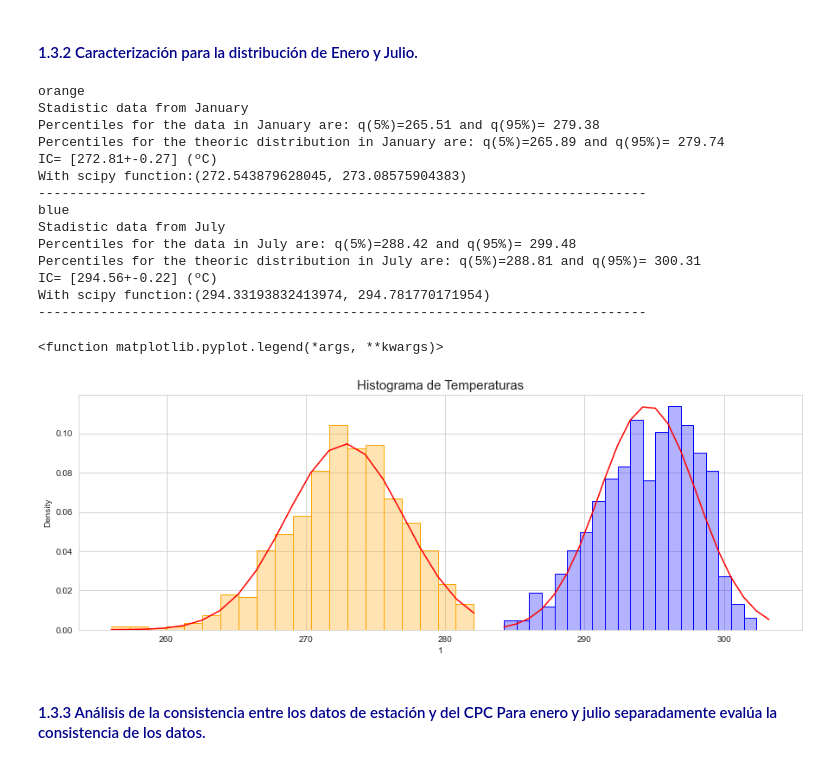
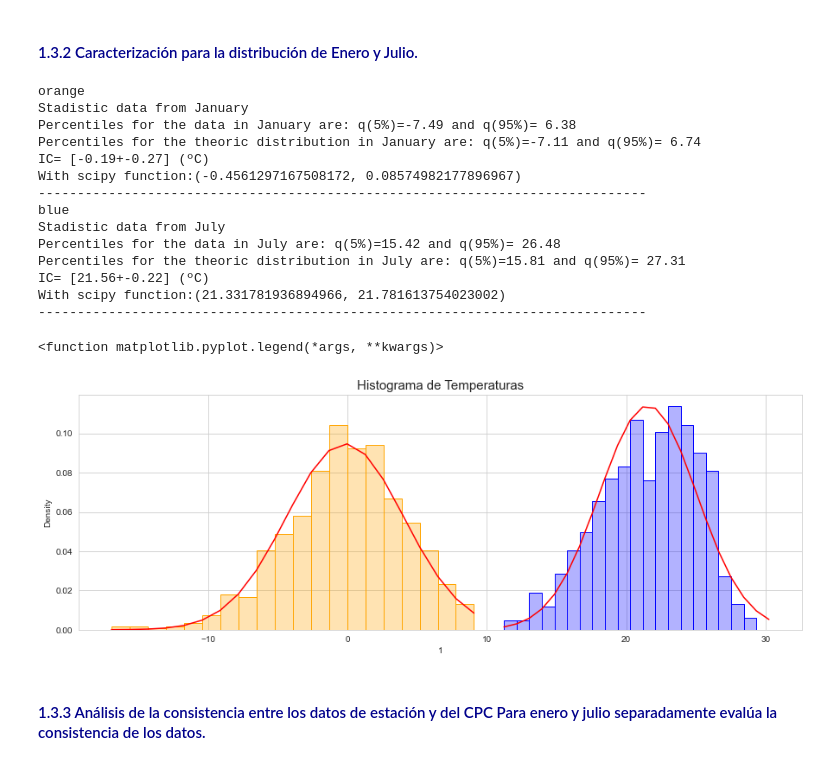
Before and after one commit to nagoremeabe/primera_practica_analisis, a Jupyter notebook: ejercicio_1.ipynb, the cells around one changed output. Cells and saved outputs as stored; diff of their text form; code cells hidden in the pictures.

```diff
--- a/ejercicio_1.ipynb
+++ b/ejercicio_1.ipynb
@@ -606,9 +607,13 @@ plt.figure(figsize=(15,5))
 meses = [1,7]
 colores = ['orange', 'blue']
 
+# Pasar a grados centigrados
+
+
 for i in meses:
     # Creo una variable con los datos que quiero representar
     data = df_list[i-1][f'{i}']
+    data = data -273.0
 
     # Plot de histograma
     sns.histplot(data=data,color=colores[meses.index(i)], stat='density',
@@ -639,42 +644,42 @@ for i in meses:
     print(f'Stadistic data from {months_dic[i]}')
     print(f'Percentiles for the data in {months_dic[i]} are: q(5%%)=%.2f and q(95%%)= %.2f' %(data.quantile(q=0.05), data.quantile(q=0.95)))
     print(f'Percentiles for the theoric distribution in {months_dic[i]} are: q(5%%)=%.2f and q(95%%)= %.2f' %(quantile_theoric[0],quantile_theoric[1]))
 
 
     # Intervalo de confianza del 95%
     alfa=0.05
 
     # We must use the t-student distribution, beacuse with don't now the
     # standard deviation of the data
     t_alpha_2= stats.t.ppf(1-alfa/2,n-1)
     ic= t_alpha_2*std/np.sqrt(n)
     print('IC= [%.2f+-%.2f] (ºC)'%(mean,ic))
 
     ic_scipy=stats.t.interval(alpha=0.95, df=n-1, loc=mean, scale=std/np.sqrt(n))
     print(f'With scipy function:{ic_scipy}')
 
     print('------------------------------------------------------------------------------')
 
 # Cosas globales que quiero representar en el gráfico
 plt.title('Histograma de Temperaturas',fontsize=15)
 plt.legend
 # %% [output]
 orange
 Stadistic data from January
-Percentiles for the data in January are: q(5%)=265.51 and q(95%)= 279.38
-Percentiles for the theoric distribution in January are: q(5%)=265.89 and q(95%)= 279.74
-IC= [272.81+-0.27] (ºC)
-With scipy function:(272.543879628045, 273.08575904383)
+Percentiles for the data in January are: q(5%)=-7.49 and q(95%)= 6.38
+Percentiles for the theoric distribution in January are: q(5%)=-7.11 and q(95%)= 6.74
+IC= [-0.19+-0.27] (ºC)
+With scipy function:(-0.4561297167508172, 0.08574982177896967)
 ------------------------------------------------------------------------------
 blue
 Stadistic data from July
-Percentiles for the data in July are: q(5%)=288.42 and q(95%)= 299.48
-Percentiles for the theoric distribution in July are: q(5%)=288.81 and q(95%)= 300.31
-IC= [294.56+-0.22] (ºC)
-With scipy function:(294.33193832413974, 294.781770171954)
+Percentiles for the data in July are: q(5%)=15.42 and q(95%)= 26.48
+Percentiles for the theoric distribution in July are: q(5%)=15.81 and q(95%)= 27.31
+IC= [21.56+-0.22] (ºC)
+With scipy function:(21.331781936894966, 21.781613754023002)
 ------------------------------------------------------------------------------
 <function matplotlib.pyplot.legend(*args, **kwargs)>
-[figure, old version]
+[figure, new version]
 # %% [markdown]
 #### <span style='color:darkblue'>1.3.3 Análisis de la consistencia entre los datos de estación y del CPC Para enero y julio separadamente evalúa la consistencia de los datos.</span>
 # %%
```
Also changed, not shown: parts of 14 cells of this notebook.
